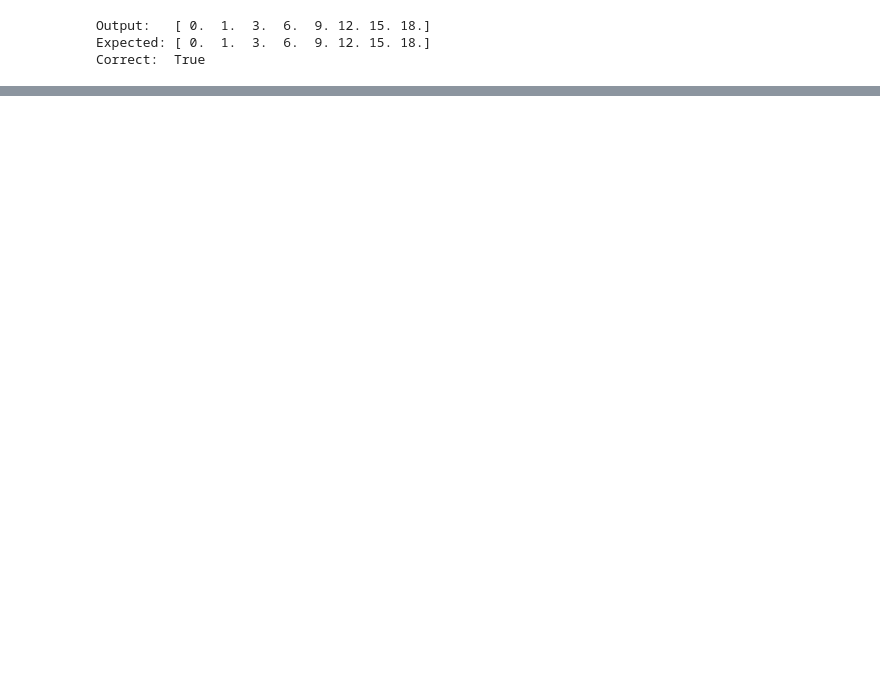
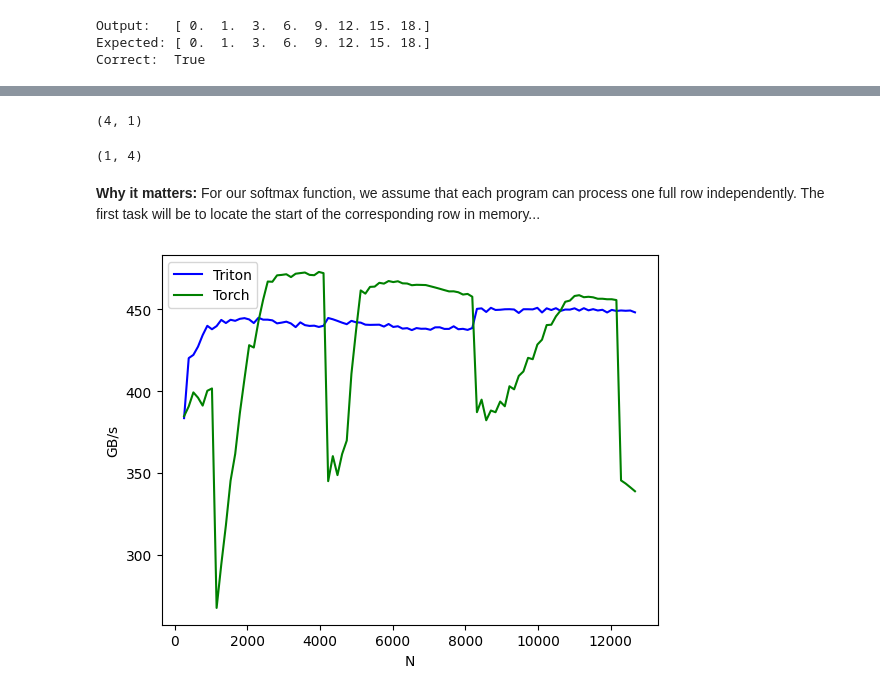
Before and after one commit to mlelarge/assignment2-systems, a Jupyter notebook: tutorials_jupyter/GPU_puzzles.ipynb, the cells around one changed output, grey strips where cells are left out. Drawn from its saved outputs; the diff is of its cells as text; code cells hidden in the pictures; blank space fills up the shorter version.

```diff
--- a/tutorials_jupyter/GPU_puzzles.ipynb
+++ b/tutorials_jupyter/GPU_puzzles.ipynb
@@ -699,0 +863,20 @@ Triton is conceptually **one level of "blocks"** in CUDA terms - each Triton pro
+# %%
+# Contiguous 2D tensor (3×4)
+x = torch.randn(3, 4)
+x.stride()  # (4, 1)
+# - Move to next row: skip 4 elements
+# - Move to next column: skip 1 element
+# %% [output]
+(4, 1)
+# %%
+# Transposed (now 4×3)
+y = x.t()
+y.stride()  # (1, 4)
+# - Move to next row: skip 1 element (was column)
+# - Move to next column: skip 4 elements (was row)
+# Note: y shares memory with x, just different access pattern
+# %% [output]
+(1, 4)
+# %% [markdown]
+**Why it matters:**
+For our softmax function, we assume that each program can process one full row independently. The first task will be to locate the start of the corresponding row in memory...
@@ -699,0 +919,6 @@ Triton is conceptually **one level of "blocks"** in CUDA terms - each Triton pro
+# %%
+torch.manual_seed(0)
+x = torch.randn(1823, 781, device=get_device())
+y_triton = triton_softmax(x)
+y_torch = torch.softmax(x, axis=1)
+assert torch.allclose(y_triton, y_torch), (y_triton, y_torch)
@@ -699,0 +929,31 @@ Triton is conceptually **one level of "blocks"** in CUDA terms - each Triton pro
+# %%
+DEVICE = get_device()
+
+@triton.testing.perf_report(
+    triton.testing.Benchmark(
+        x_names=['N'],  # argument names to use as an x-axis for the plot
+        x_vals=[128 * i for i in range(2, 100)],  # different possible values for `x_name`
+        line_arg='provider',  # argument name whose value corresponds to a different line in the plot
+        line_vals=['triton', 'torch'],  # possible values for `line_arg``
+        line_names=["Triton", "Torch"],  # label name for the lines
+        styles=[('blue', '-'), ('green', '-')],  # line styles
+        ylabel="GB/s",  # label name for the y-axis
+        plot_name="softmax-performance",  # name for the plot. Used also as a file name for saving the plot.
+        args={'M': 4096},  # values for function arguments not in `x_names` and `y_name`
+    ))
+
+def benchmark(M, N, provider):
+    x = torch.randn(M, N, device=DEVICE, dtype=torch.float32)
+    stream = getattr(torch, DEVICE.type).Stream()
+    getattr(torch, DEVICE.type).set_stream(stream)
+    if provider == 'torch':
+        ms = triton.testing.do_bench(lambda: torch.softmax(x, axis=-1))
+    if provider == 'triton':
+        ms = triton.testing.do_bench(lambda: triton_softmax(x))
+    gbps = lambda ms: 2 * x.numel() * x.element_size() * 1e-9 / (ms * 1e-3)
+    return gbps(ms)
+
+
+benchmark.run(show_plots=True, print_data=False)
+# %% [output]
+[figure, added]
```
Also changed, not shown: parts of 62 cells of this notebook.
